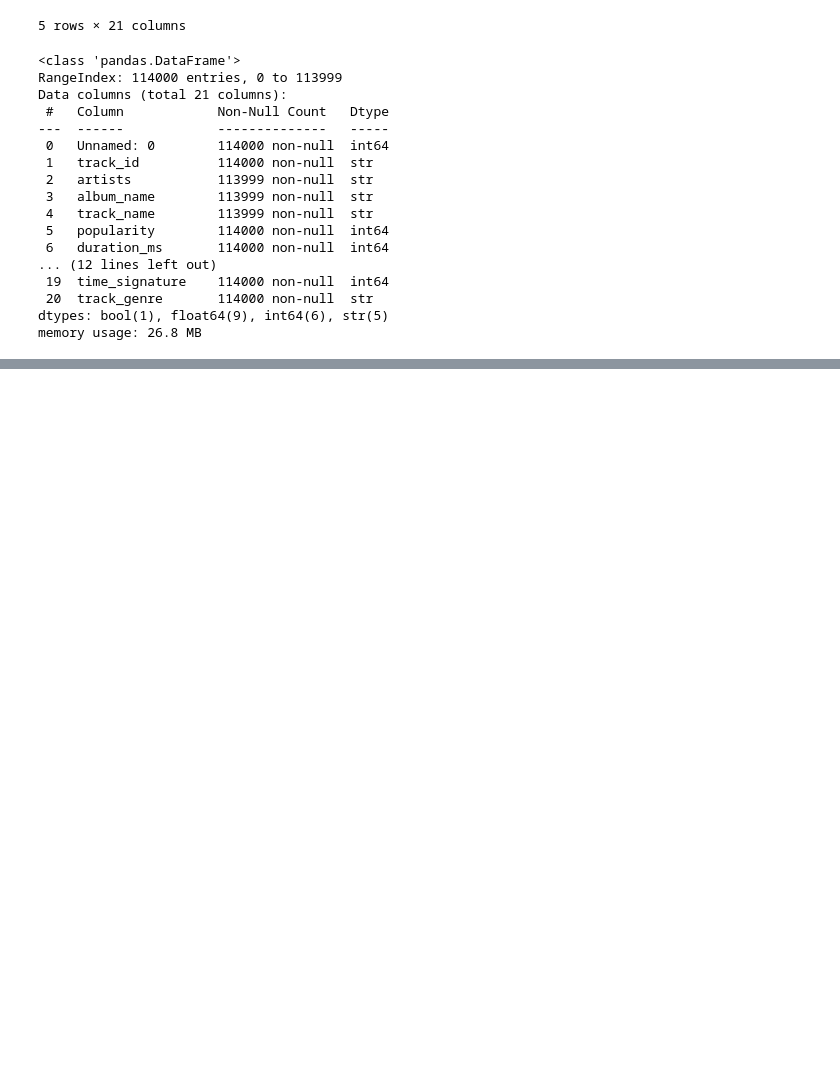
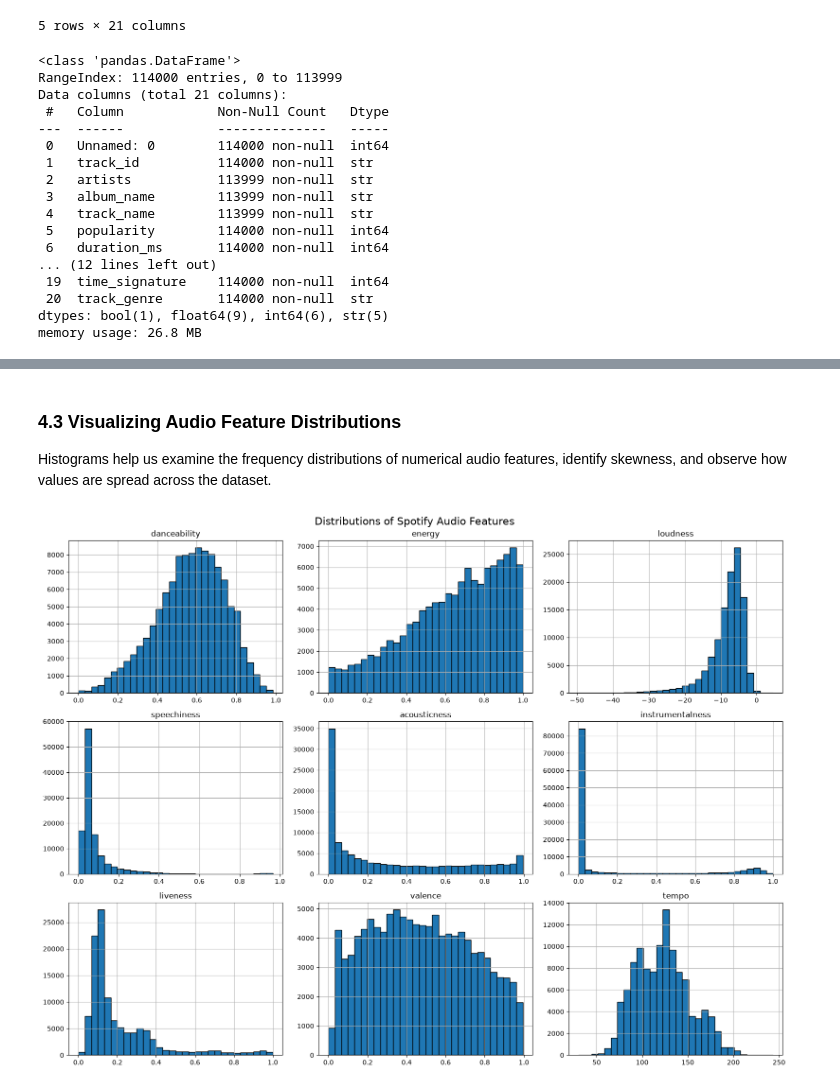
Before and after one commit to Denim951/big-data-project, a Jupyter notebook: notebooks/01_basic_python.ipynb, the cells around one changed output, grey strips where cells are left out. Drawn from its saved outputs; the diff is of its cells as text; code cells hidden in the pictures; blank space fills up the shorter version.

```diff
--- a/notebooks/01_basic_python.ipynb
+++ b/notebooks/01_basic_python.ipynb
@@ -68,0 +429,9 @@ memory usage: 26.8 MB
+# %%
+df_analysis = df_clean.copy()
+
+# Treat zero tempo and zero duration as unavailable values
+df_analysis.loc[df_analysis["tempo"] == 0, "tempo"] = float("nan")
+df_analysis.loc[df_analysis["duration_ms"] == 0, "duration_ms"] = float("nan")
+
+print("Missing values after handling unusual numerical values:")
+display(df_analysis[["tempo", "duration_ms"]].isnull().sum())
@@ -68,0 +465,14 @@ memory usage: 26.8 MB
+# %%
+audio_features = [
+    "danceability",
+    "energy",
+    "loudness",
+    "speechiness",
+    "acousticness",
+    "instrumentalness",
+    "liveness",
+    "valence",
+    "tempo"
+]
+
+display(df_analysis[audio_features].describe().T)
@@ -68,0 +490,20 @@ memory usage: 26.8 MB
+# %% [markdown]
+### 4.3 Visualizing Audio Feature Distributions
+
+Histograms help us examine the frequency distributions of numerical
+audio features, identify skewness, and observe how values are spread
+across the dataset.
+# %%
+import matplotlib.pyplot as plt
+
+df_analysis[audio_features].hist(
+    bins=30,
+    figsize=(16, 12),
+    edgecolor="black"
+)
+
+plt.suptitle("Distributions of Spotify Audio Features", fontsize=16)
+plt.tight_layout()
+plt.show()
+# %% [output]
+[figure, added]
```
Also changed, not shown: parts of 32 cells of this notebook, 1 other file.
